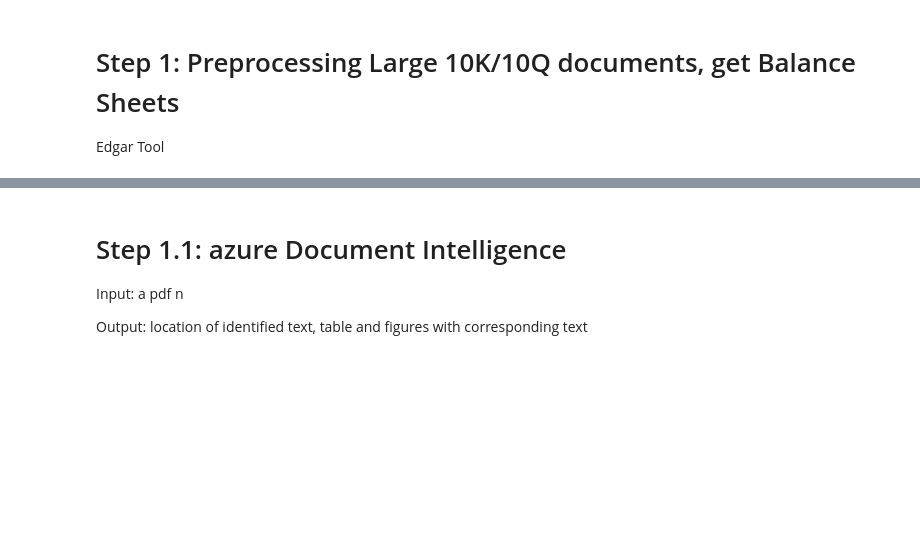
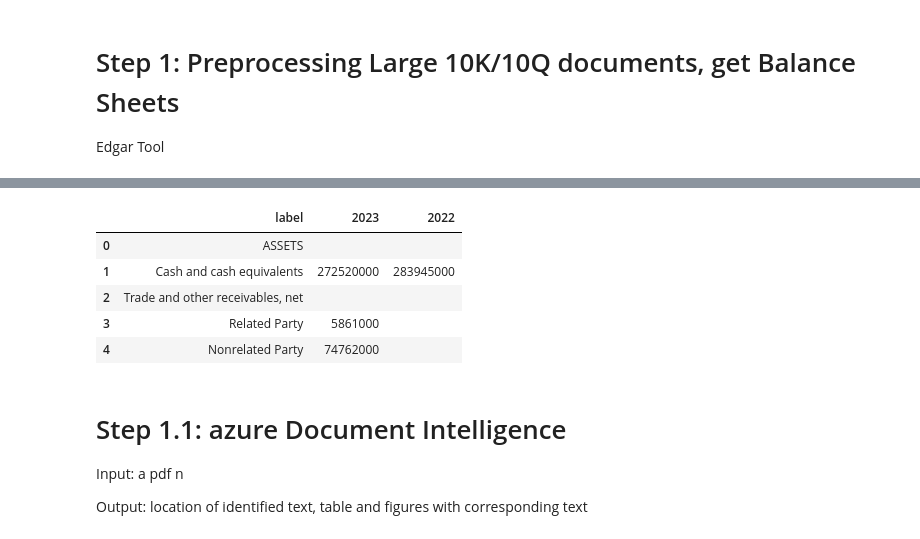
Before and after one commit to lingruiz/northwest-document-processing, a Jupyter notebook: azure_services_pipeline.ipynb, the cells around one changed output, grey strips where cells are left out. Saved outputs shown, nothing was run; the diff lists cells and outputs as text; code cells hidden in the pictures; blank space fills up the shorter version.

Commit message:
update get dataframe from edgar

```diff
--- a/azure_services_pipeline.ipynb
+++ b/azure_services_pipeline.ipynb
@@ -63,5 +67,7 @@ financials.get_balance_sheet()
 # %%
 # another way to get balance sheet
-tenk = Company("AAPL").get_filings(form="10-K").latest(1).obj()
-financials = tenk.financials
-financials.get_balance_sheet
+# tenk = Company("AAPL").get_filings(form="10-K").latest(1).obj()
+financials = Financials(filing.xbrl())
+balance_sheet_df = financials.get_balance_sheet().get_dataframe().reset_index()
+income_statement_df = financials.get_income_statement().get_dataframe().reset_index()
+cash_flow_df = financials.get_cash_flow_statement().get_dataframe().reset_index()
@@ -82,0 +74,9 @@ financials.get_balance_sheet
+# %%
+balance_sheet_df.head()
+# %% [output]
+|  | label | 2023 | 2022 |
+| 0 | ASSETS |  |  |
+| 1 | Cash and cash equivalents | 272520000 | 283945000 |
+| 2 | Trade and other receivables, net |  |  |
+| 3 | Related Party | 5861000 |  |
+| 4 | Nonrelated Party | 74762000 |  |
```
Also changed, not shown: parts of 10 cells of this notebook.
